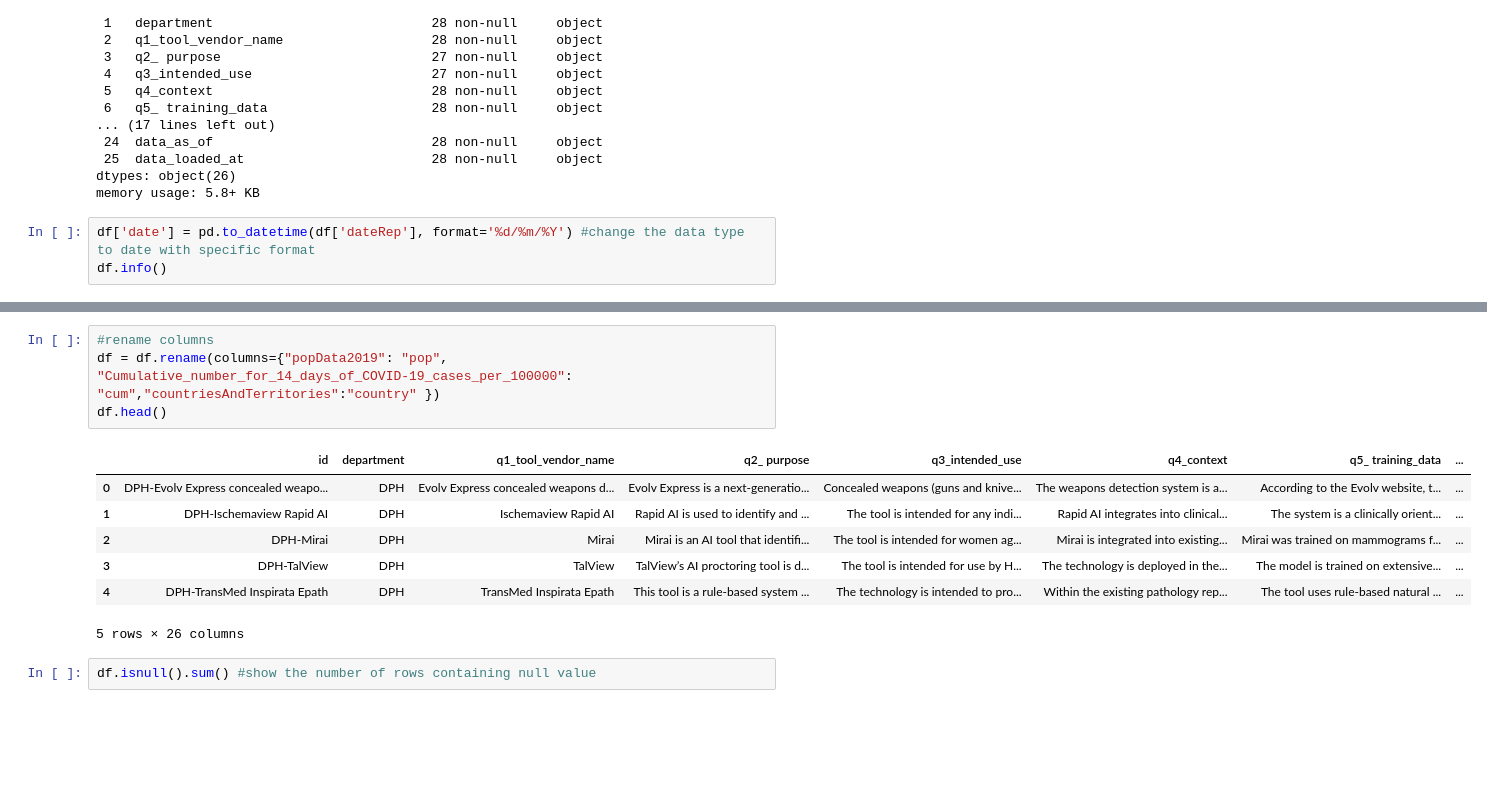
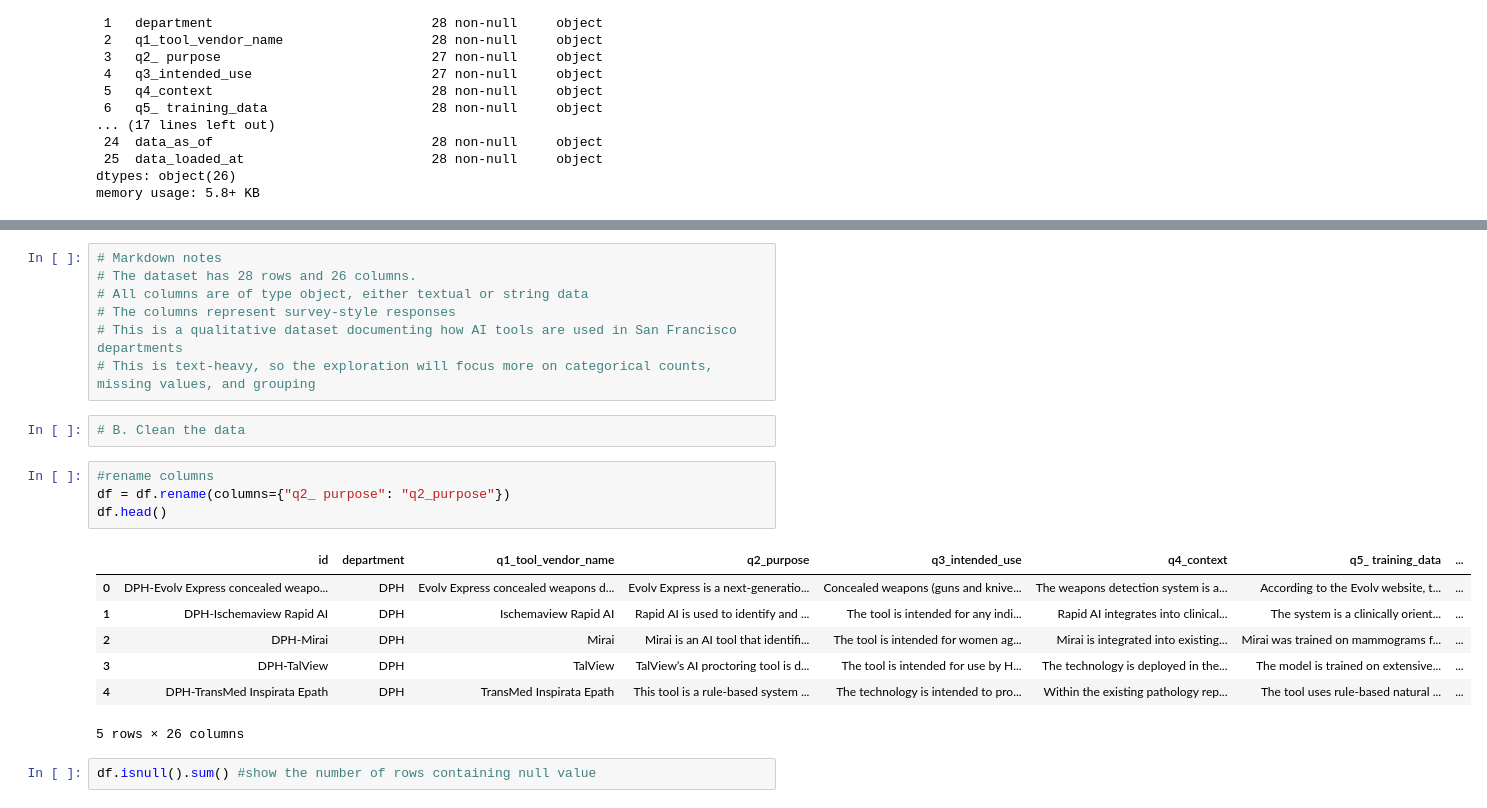
Before and after one commit to RileyTivnan12/IA-340-2, a Jupyter notebook: lab2.ipynb, the cells around one changed output, grey strips where cells are left out. Cells and saved outputs as stored; diff of their text form; blank space fills up the shorter version.

```diff
--- a/lab2.ipynb
+++ b/lab2.ipynb
@@ -97,6 +40,3 @@ Data columns (total 26 columns):
  25  data_loaded_at                        28 non-null     object
 dtypes: object(26)
 memory usage: 5.8+ KB
-# %%
-df['date'] = pd.to_datetime(df['dateRep'], format='%d/%m/%Y') #change the data type to date with specific format
-df.info()
@@ -105,9 +52,18 @@ KeyError: 'dateRep'
+# %%
+# Markdown notes
+# The dataset has 28 rows and 26 columns.
+# All columns are of type object, either textual or string data
+# The columns represent survey-style responses
+# This is a qualitative dataset documenting how AI tools are used in San Francisco departments
+# This is text-heavy, so the exploration will focus more on categorical counts, missing values, and grouping
+# %%
+# B. Clean the data
 # %%
 #rename columns
-df = df.rename(columns={"popData2019": "pop", "Cumulative_number_for_14_days_of_COVID-19_cases_per_100000": "cum","countriesAndTerritories":"country" })
+df = df.rename(columns={"q2_ purpose": "q2_purpose"})
 df.head()
 # %% [output]
-|  | id | department | q1_tool_vendor_name | q2_ purpose | q3_intended_use | q4_context | q5_ training_data | ... |
+|  | id | department | q1_tool_vendor_name | q2_purpose | q3_intended_use | q4_context | q5_ training_data | ... |
 | 0 | DPH-Evolv Express concealed weapo... | DPH | Evolv Express concealed weapons d... | Evolv Express is a next-generatio... | Concealed weapons (guns and knive... | The weapons detection system is a... | According to the Evolv website, t... | ... |
 | 1 | DPH-Ischemaview Rapid AI | DPH | Ischemaview Rapid AI | Rapid AI is used to identify and ... | The tool is intended for any indi... | Rapid AI integrates into clinical... | The system is a clinically orient... | ... |
 | 2 | DPH-Mirai | DPH | Mirai | Mirai is an AI tool that identifi... | The tool is intended for women ag... | Mirai is integrated into existing... | Mirai was trained on mammograms f... | ... |
```
Also changed, not shown: parts of 26 cells of this notebook.
